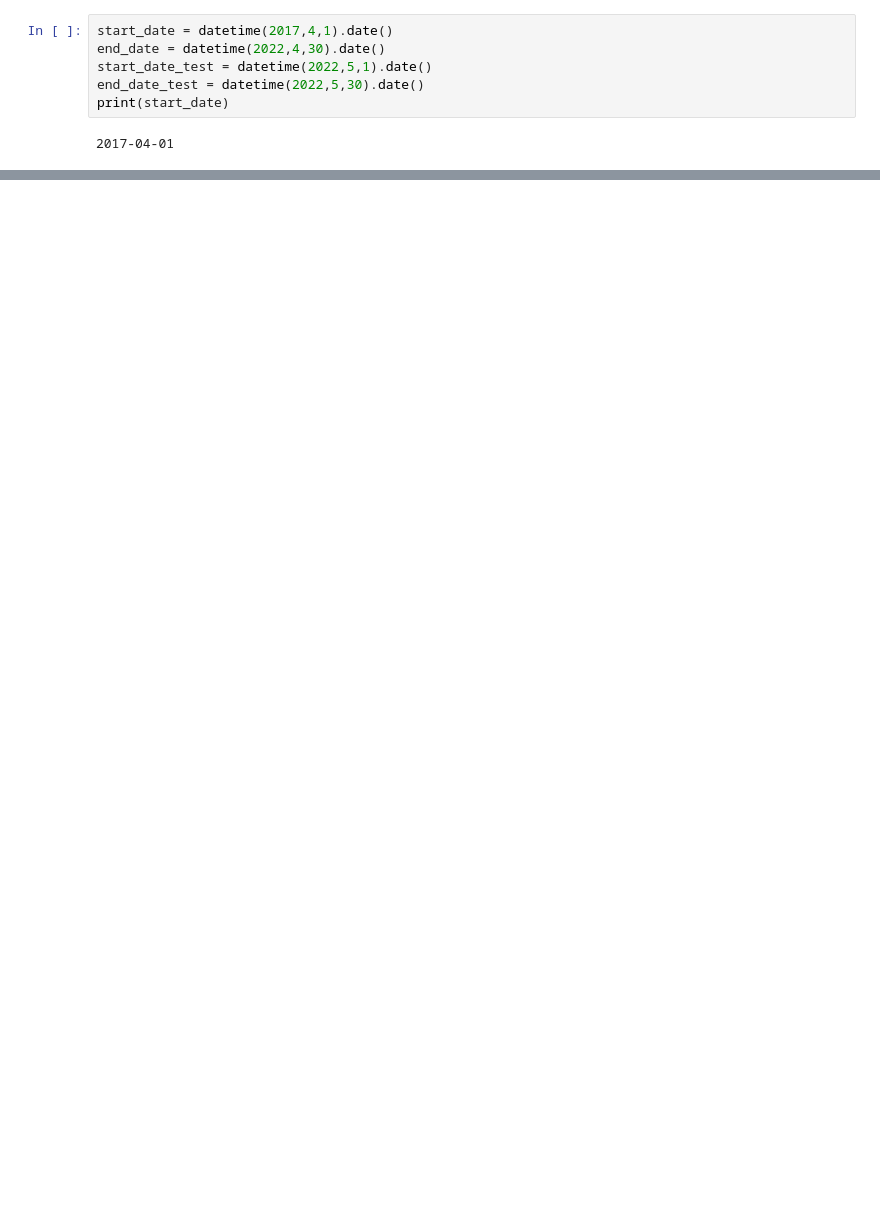
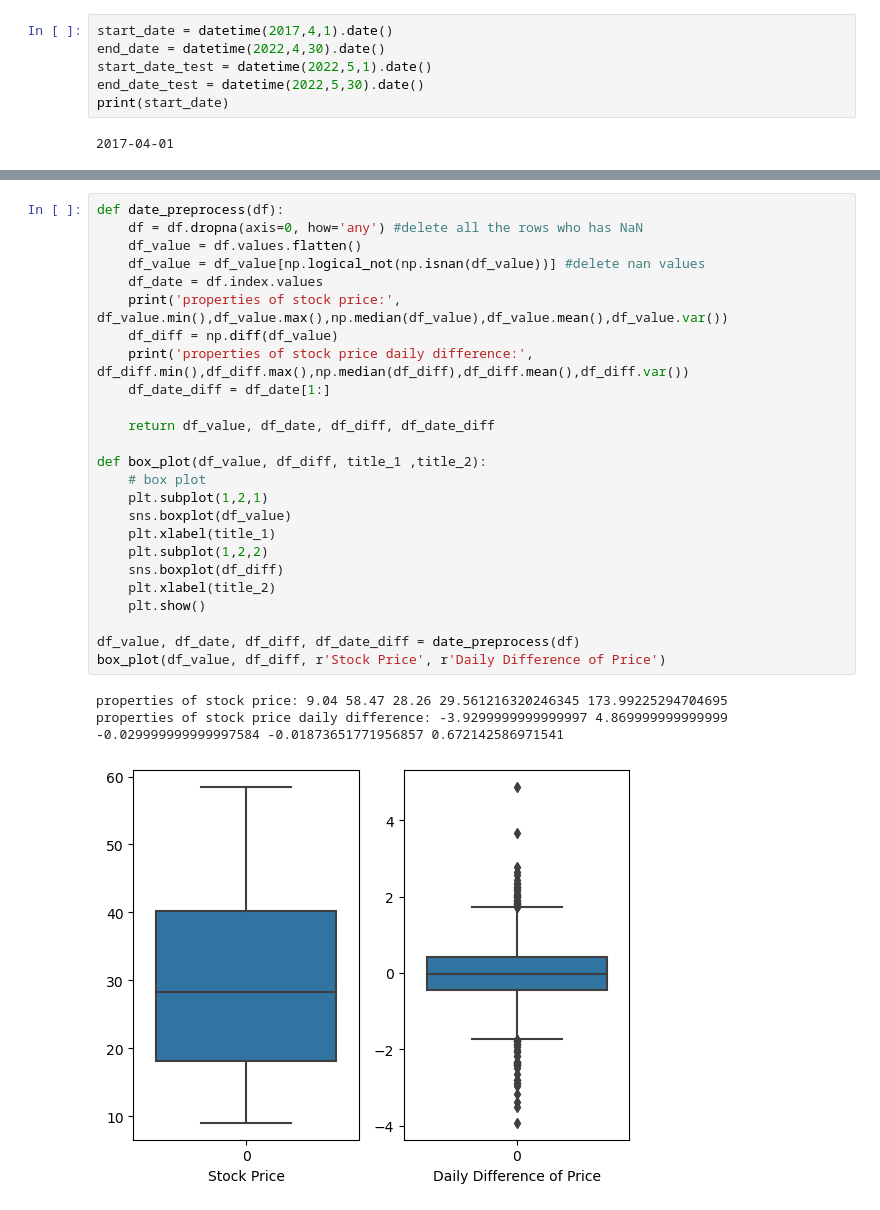
Before and after one commit to Heng-Jin/UCL_ELEC0136_assignment, a Jupyter notebook: main.ipynb, the cells around one changed output, grey strips where cells are left out. Cells and saved outputs as stored; diff of their text form; blank space fills up the shorter version.

```diff
--- a/main.ipynb
+++ b/main.ipynb
@@ -80,0 +119,29 @@ plt.show()
+# %%
+def date_preprocess(df):
+    df = df.dropna(axis=0, how='any') #delete all the rows who has NaN
+    df_value = df.values.flatten()
+    df_value = df_value[np.logical_not(np.isnan(df_value))] #delete nan values
+    df_date = df.index.values
+    print('properties of stock price:', df_value.min(),df_value.max(),np.median(df_value),df_value.mean(),df_value.var())
+    df_diff = np.diff(df_value)
+    print('properties of stock price daily difference:', df_diff.min(),df_diff.max(),np.median(df_diff),df_diff.mean(),df_diff.var())
+    df_date_diff = df_date[1:]
+
+    return df_value, df_date, df_diff, df_date_diff
+
+def box_plot(df_value, df_diff, title_1 ,title_2):
+    # box plot
+    plt.subplot(1,2,1)
+    sns.boxplot(df_value)
+    plt.xlabel(title_1)
+    plt.subplot(1,2,2)
+    sns.boxplot(df_diff)
+    plt.xlabel(title_2)
+    plt.show()
+
+df_value, df_date, df_diff, df_date_diff = date_preprocess(df)
+box_plot(df_value, df_diff, r'Stock Price', r'Daily Difference of Price')
+# %% [output]
+properties of stock price: 9.04 58.47 28.26 29.561216320246345 173.99225294704695
+properties of stock price daily difference: -3.9299999999999997 4.869999999999999 -0.029999999999997584 -0.01873651771956857 0.672142586971541
+[figure, added]
```
Also changed, not shown: parts of 38 cells of this notebook, 4 other files.
